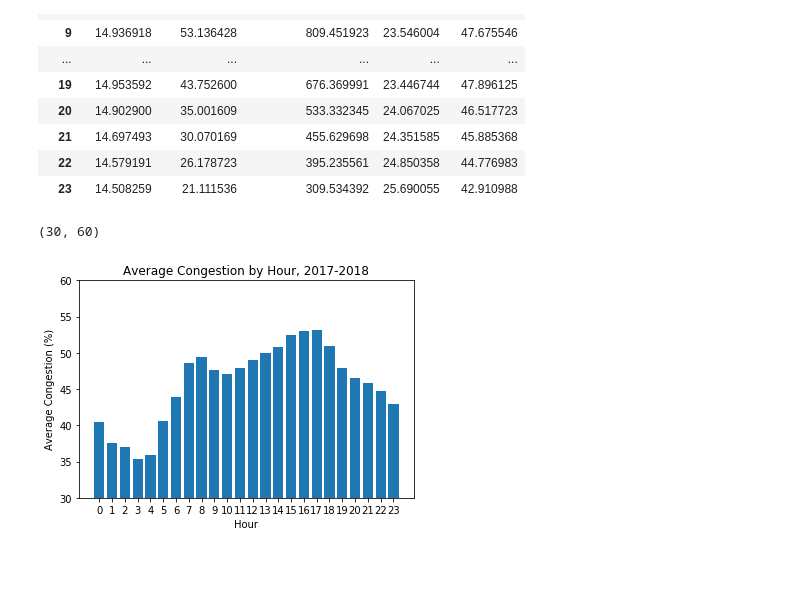
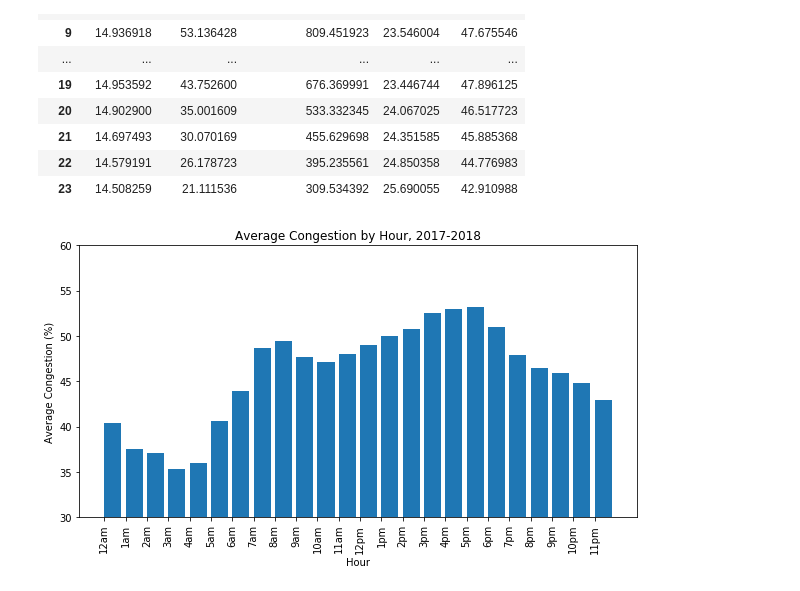
Before and after one commit to emharen/Project-One, a Jupyter notebook: Congestion.ipynb, the cells around one changed output. Drawn from its saved outputs; the diff is of its cells as text; code cells hidden in the pictures; blank space fills up the shorter version.

```diff
--- a/Congestion.ipynb
+++ b/Congestion.ipynb
@@ -204,14 +194,16 @@ congestion_hour_df
 | 22 | 14.579191 | 26.178723 | 395.235561 | 24.850358 | 44.776983 |
 | 23 | 14.508259 | 21.111536 | 309.534392 | 25.690055 | 42.910988 |
 # %%
-fig, ax = plt.subplots()
-ax.bar(congestion_hour_df.index.values,congestion_hour_df['congestion'])
+fig, ax = plt.subplots(figsize=(10, 5))
+ax.bar(congestion_hour_df.index.values,congestion_hour_df['congestion'],align='edge')
 
 ax.set_title("Average Congestion by Hour, 2017-2018")
 ax.set_xlabel("Hour")
 ax.set_ylabel("Average Congestion (%)")
 ax.set_xticks(congestion_hour_df.index.values)
+ax.set_xticklabels(['12am','1am','2am','3am','4am','5am','6am','7am','8am','9am','10am','11am','12pm','1pm','2pm','3pm','4pm','5pm','6pm','7pm','8pm','9pm','10pm','11pm'],ha='center')
+ax.tick_params(axis='x', rotation=90)
 ax.set_ylim(30, 60)
+plt.savefig("Congestion_by_Hour.png")
 # %% [output]
-(30, 60)
-[figure, old version]
+[figure, new version]
```
Also changed, not shown: parts of 4 cells of this notebook, 5 other files.
